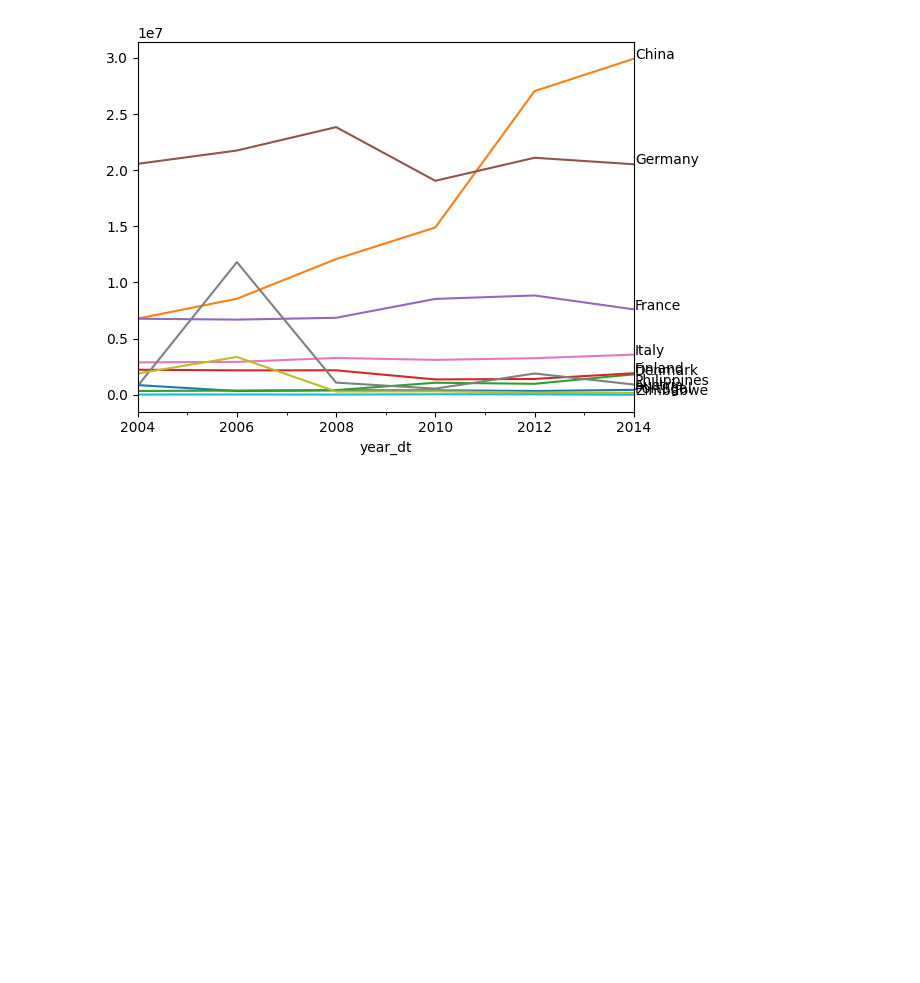
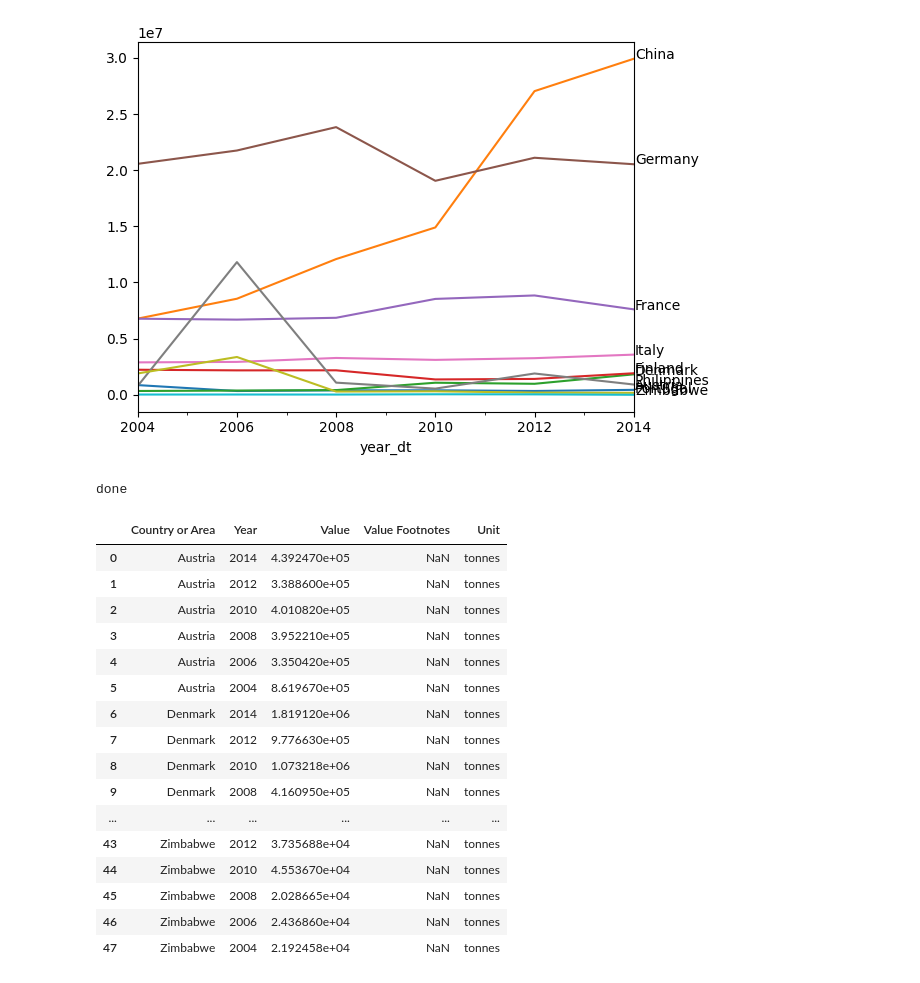
Before and after one commit to ZHONGHOIHUNG/data2, a Jupyter notebook: data_introduction/assessment presentation.ipynb, the cells around one changed output. Cells and saved outputs as stored; diff of their text form; code cells hidden in the pictures; blank space fills up the shorter version.

```diff
--- a/data_introduction/assessment presentation.ipynb
+++ b/data_introduction/assessment presentation.ipynb
@@ -58,3 +58,36 @@ for country, df in penalty_data.set_index("year_dt").groupby("Country or Area"):
         pass
 # %% [output]
 [figure]
+# %%
+import matplotlib
+import matplotlib.pyplot as plt
+import numpy as np
+import pandas as pd
+import os
+from datetime import datetime
+%matplotlib inline
+filepath = "2.csv"
+
+
+penalty_data = pd.read_csv(filepath)
+print("done")
+penalty_data.head(88)
+# %% [output]
+done
+|  | Country or Area | Year | Value | Value Footnotes | Unit |
+| 0 | Austria | 2014 | 4.392470e+05 | NaN | tonnes |
+| 1 | Austria | 2012 | 3.388600e+05 | NaN | tonnes |
+| 2 | Austria | 2010 | 4.010820e+05 | NaN | tonnes |
+| 3 | Austria | 2008 | 3.952210e+05 | NaN | tonnes |
+| 4 | Austria | 2006 | 3.350420e+05 | NaN | tonnes |
+| 5 | Austria | 2004 | 8.619670e+05 | NaN | tonnes |
+| 6 | Denmark | 2014 | 1.819120e+06 | NaN | tonnes |
+| 7 | Denmark | 2012 | 9.776630e+05 | NaN | tonnes |
+| 8 | Denmark | 2010 | 1.073218e+06 | NaN | tonnes |
+| 9 | Denmark | 2008 | 4.160950e+05 | NaN | tonnes |
+| ... | ... | ... | ... | ... | ... |
+| 43 | Zimbabwe | 2012 | 3.735688e+04 | NaN | tonnes |
+| 44 | Zimbabwe | 2010 | 4.553670e+04 | NaN | tonnes |
+| 45 | Zimbabwe | 2008 | 2.028665e+04 | NaN | tonnes |
+| 46 | Zimbabwe | 2006 | 2.436860e+04 | NaN | tonnes |
+| 47 | Zimbabwe | 2004 | 2.192458e+04 | NaN | tonnes |
```
Also changed, not shown: parts of 4 cells of this notebook.
